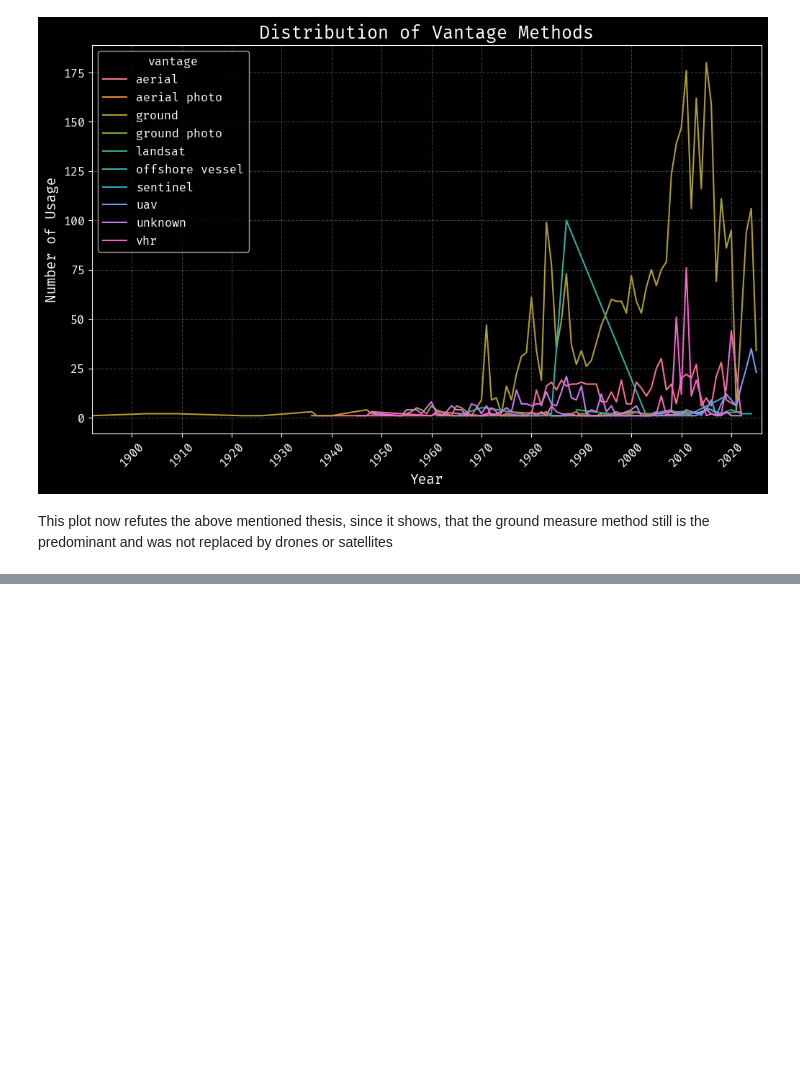
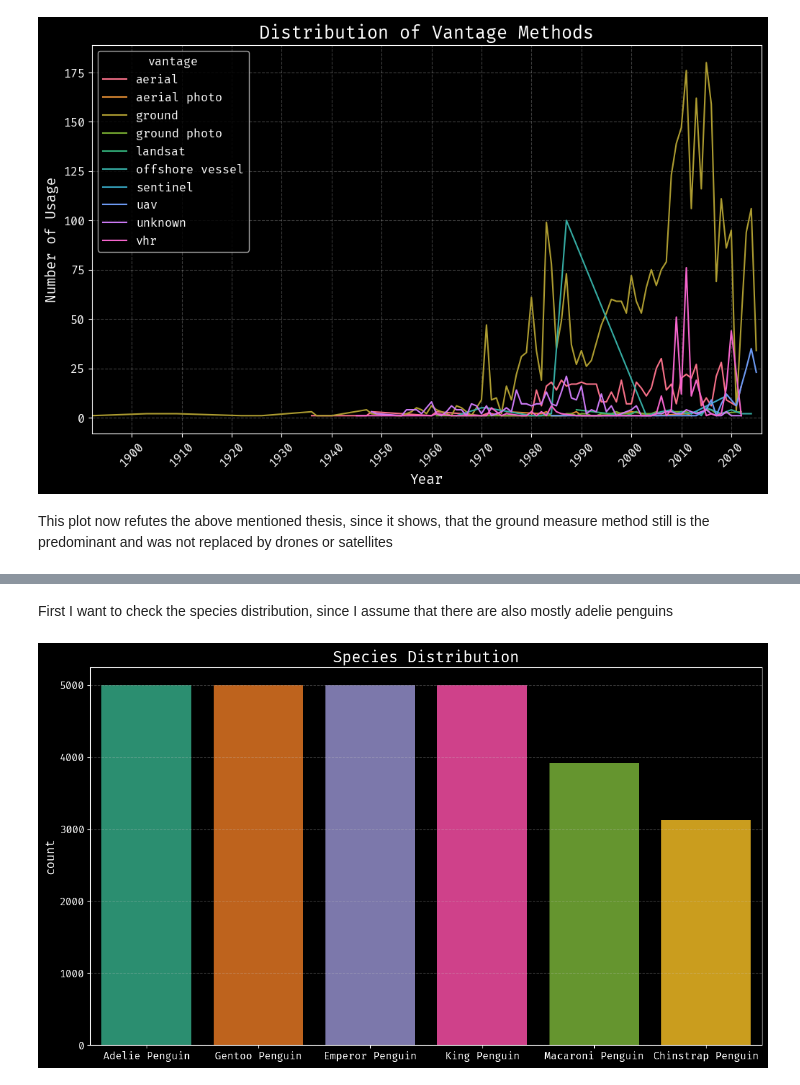
Before and after one commit to MGnified/EDA_antarctic_penguins, a Jupyter notebook: EDA.ipynb, the cells around one changed output, grey strips where cells are left out. Saved outputs shown, nothing was run; the diff lists cells and outputs as text; code cells hidden in the pictures; blank space fills up the shorter version.

Commit message:
Started occurrences analysis

```diff
--- a/EDA.ipynb
+++ b/EDA.ipynb
@@ -266,0 +313,17 @@ This plot now refutes the above mentioned thesis, since it shows, that the groun
+# %% [markdown]
+First I want to check the species distribution, since I assume that there are also mostly adelie penguins
+# %%
+o_species = occurrences['species'].unique()
+o_species_count = occurrences['species'].value_counts()
+
+fig, ax = plt.subplots()
+
+ax = sns.barplot(x=o_species, y=o_species_count, hue=o_species)
+
+ax.set_title("Species Distribution")
+
+
+plt.tight_layout()
+plt.show()
+# %% [output]
+[figure, added]
```
Also changed, not shown: parts of 9 cells of this notebook, 1 other file.
